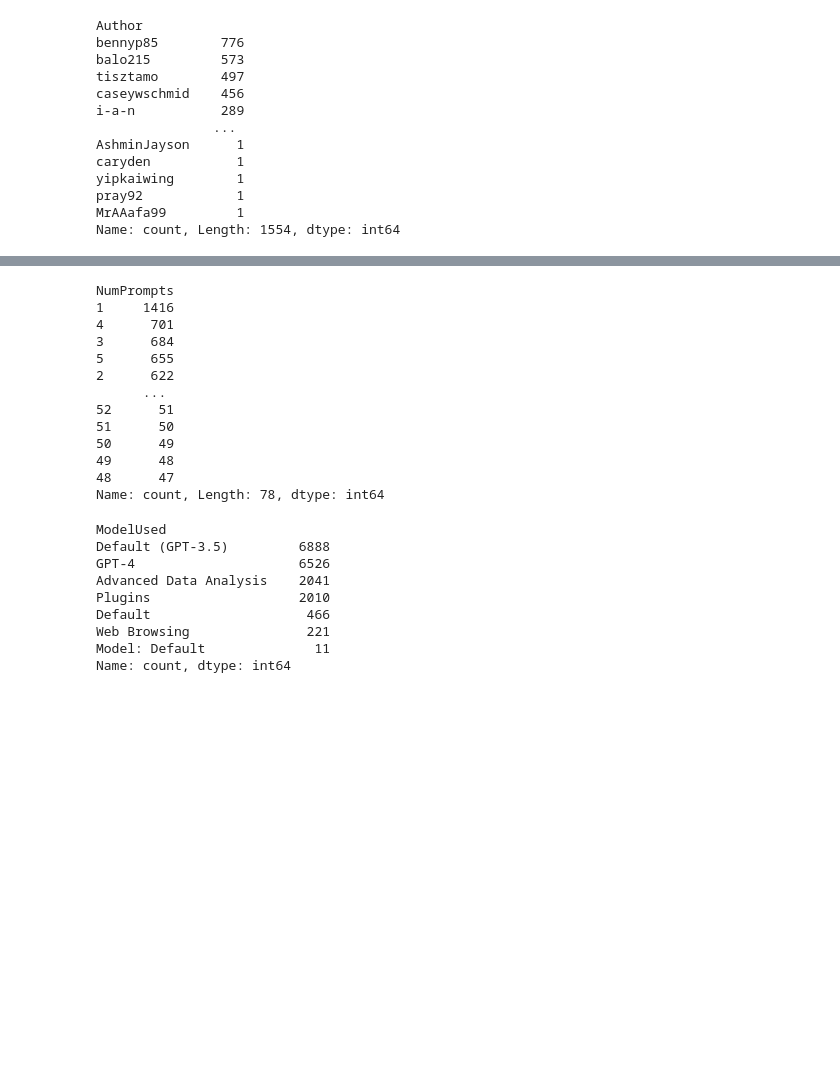
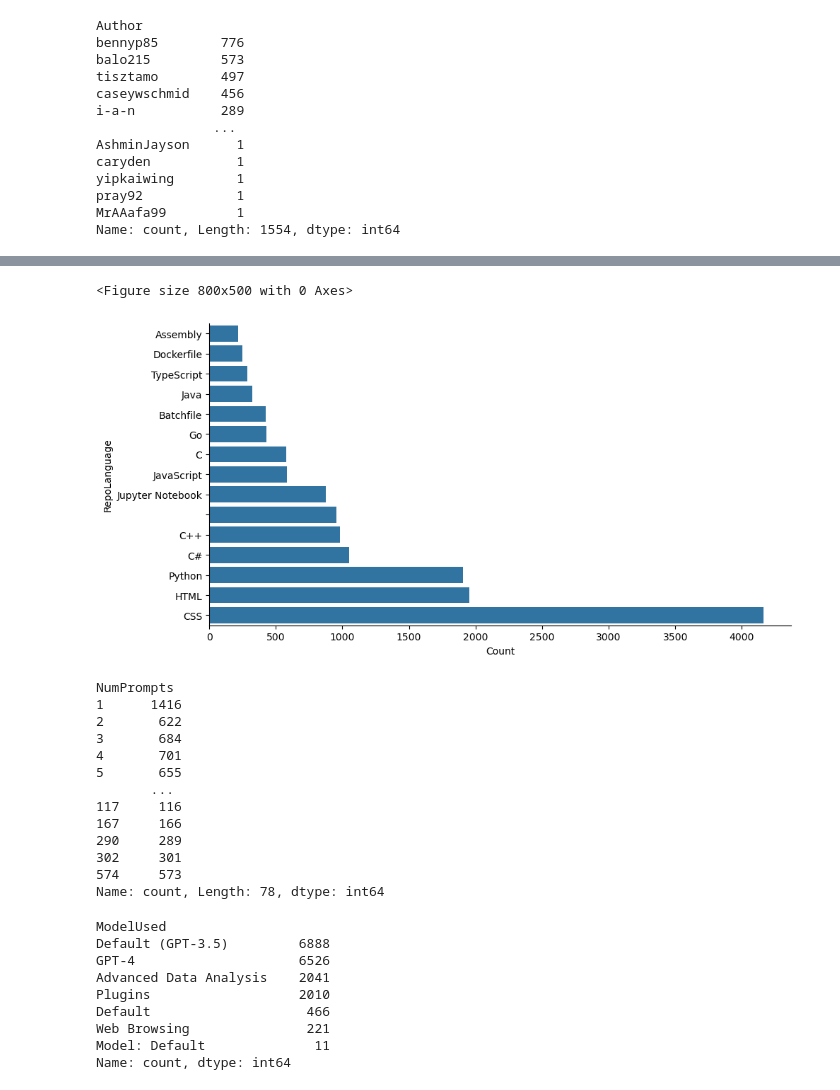
Before and after one commit to JKiran4/DevGPT-Project, a Jupyter notebook: testing.ipynb, the cells around one changed output, grey strips where cells are left out. Cells and saved outputs as stored; diff of their text form; code cells hidden in the pictures; blank space fills up the shorter version.

```diff
--- a/testing.ipynb
+++ b/testing.ipynb
@@ -159,18 +226,29 @@ Name: count, Length: 1554, dtype: int64
+# %%
+top_15_languages = df["RepoLanguage"].value_counts().head(15).reset_index()
+top_15_languages.columns = ["RepoLanguage", "Count"]
+top_15_languages = top_15_languages.sort_values(by='Count', ascending=True)
+plt.figure(figsize=(8, 5))
+sns.catplot(x="Count", y="RepoLanguage", kind="bar", data=top_15_languages, height=5, aspect=2)
+# plt.xticks(rotation=45)
+plt.show()
+# %% [output]
+<Figure size 800x500 with 0 Axes>
+[figure, added]
 # %%
-df['NumPrompts'].value_counts()
+df['NumPrompts'].value_counts().sort_index()
 # %% [output]
 NumPrompts
-1     1416
-4      701
-3      684
-5      655
-2      622
-      ...
-52      51
-51      50
-50      49
-49      48
-48      47
+1      1416
+2       622
+3       684
+4       701
+5       655
+       ...
+117     116
+167     166
+290     289
+302     301
+574     573
 Name: count, Length: 78, dtype: int64
 # %%
 df['ModelUsed'].value_counts()
```
Also changed, not shown: parts of 28 cells of this notebook.
